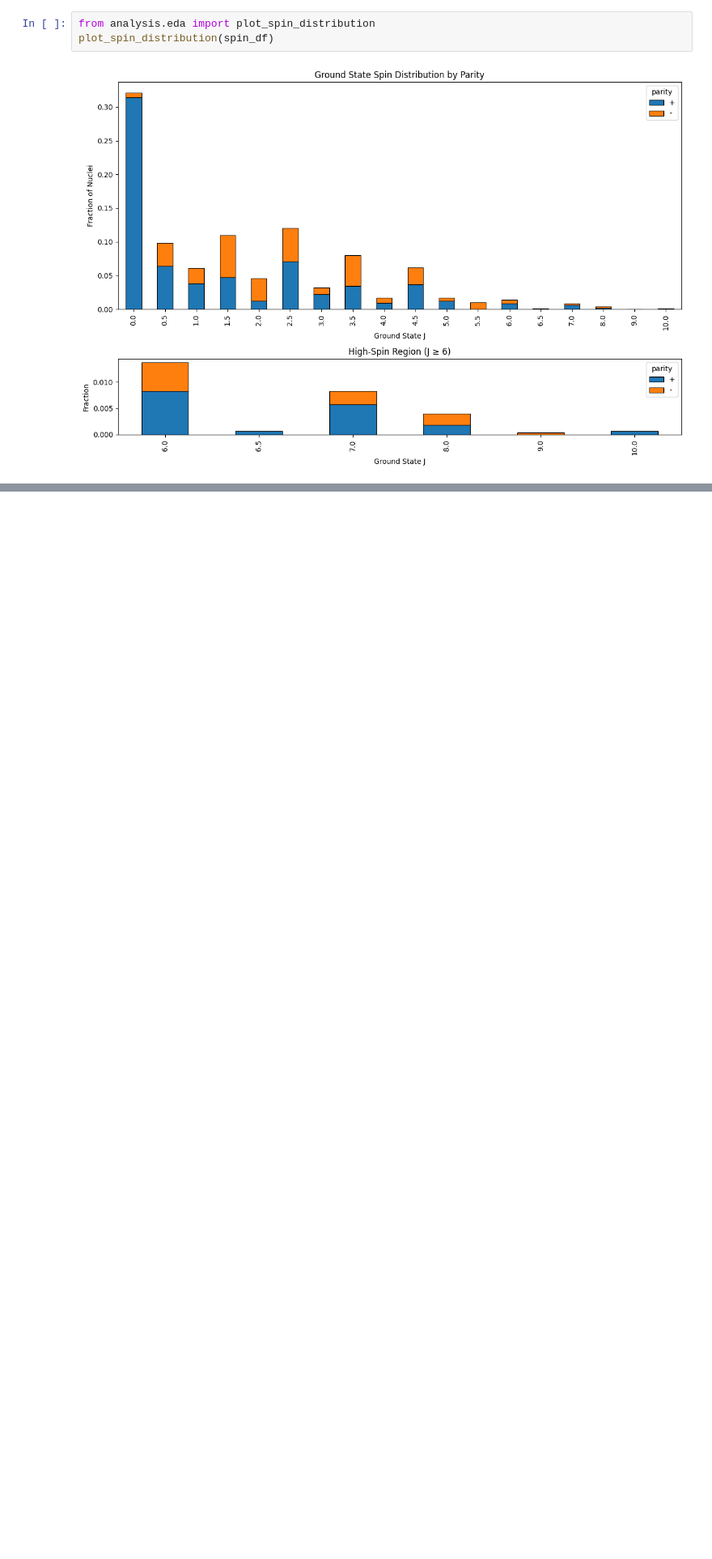
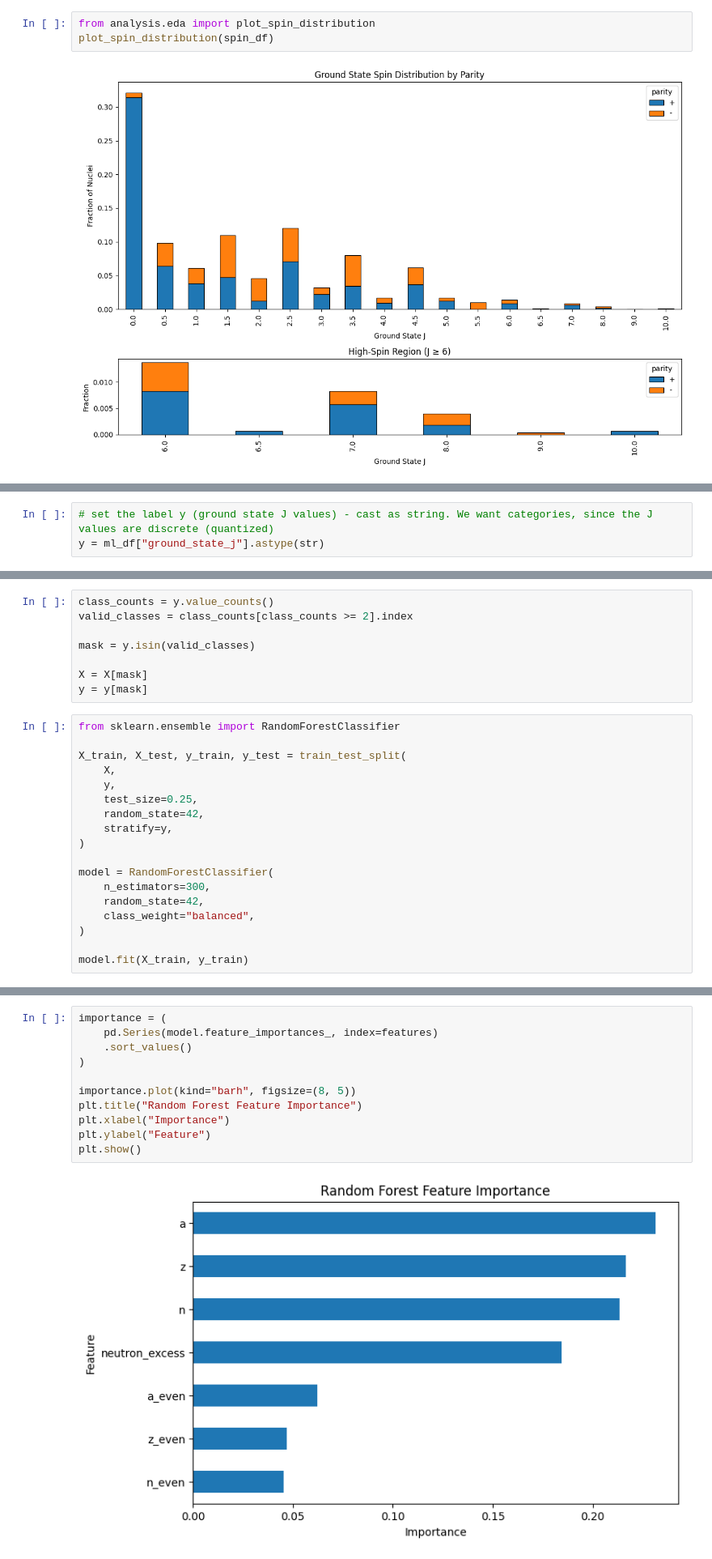
Before and after one commit to joshuastaker/nuclides, a Jupyter notebook: notebooks/01_spin_prediction.ipynb, the cells around one changed output, grey strips where cells are left out. Shown at 81% size. Drawn from its saved outputs; the diff is of its cells as text; blank space fills up the shorter version.

Commit message:
Added first pass at random forest classification to the jupyter notebook.  Feature engineering for z-even, n-even, a-even and neutron-excess.

```diff
--- a/notebooks/01_spin_prediction.ipynb
+++ b/notebooks/01_spin_prediction.ipynb
@@ -114,0 +154,3 @@ plot_spin_distribution(spin_df)
+# %%
+# set the label y (ground state J values) - cast as string. We want categories, since the J values are discrete (quantized)
+y = ml_df["ground_state_j"].astype(str)
@@ -114,0 +159,26 @@ plot_spin_distribution(spin_df)
+# %%
+class_counts = y.value_counts()
+valid_classes = class_counts[class_counts >= 2].index
+
+mask = y.isin(valid_classes)
+
+X = X[mask]
+y = y[mask]
+# %%
+from sklearn.ensemble import RandomForestClassifier
+
+X_train, X_test, y_train, y_test = train_test_split(
+    X,
+    y,
+    test_size=0.25,
+    random_state=42,
+    stratify=y,
+)
+
+model = RandomForestClassifier(
+    n_estimators=300,
+    random_state=42,
+    class_weight="balanced",
+)
+
+model.fit(X_train, y_train)
@@ -114,0 +213,13 @@ plot_spin_distribution(spin_df)
+# %%
+importance = (
+    pd.Series(model.feature_importances_, index=features)
+    .sort_values()
+)
+
+importance.plot(kind="barh", figsize=(8, 5))
+plt.title("Random Forest Feature Importance")
+plt.xlabel("Importance")
+plt.ylabel("Feature")
+plt.show()
+# %% [output]
+[figure, added]
```
Also changed, not shown: parts of 7 cells of this notebook.
